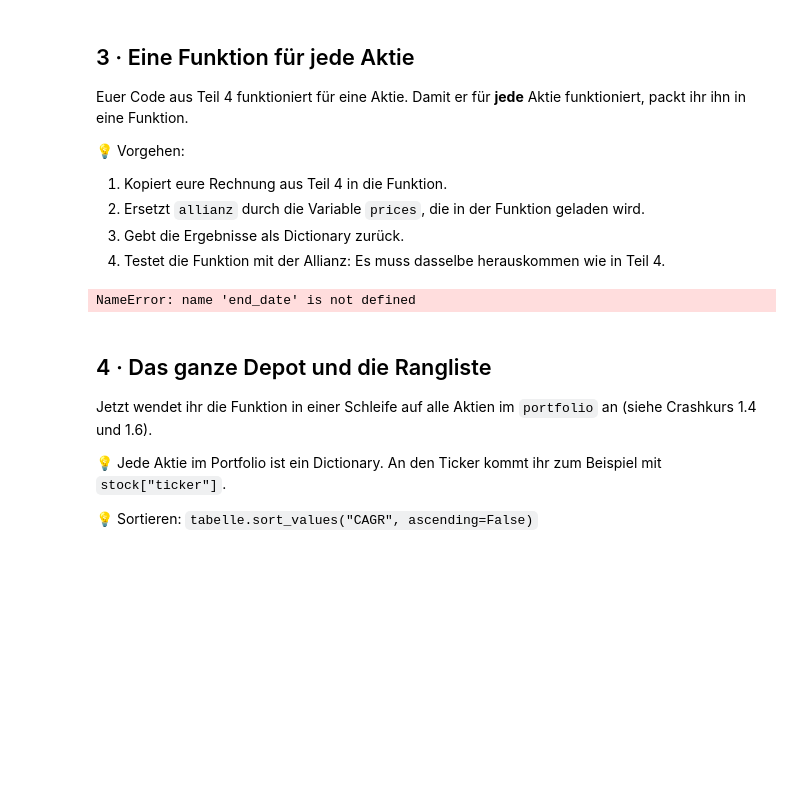
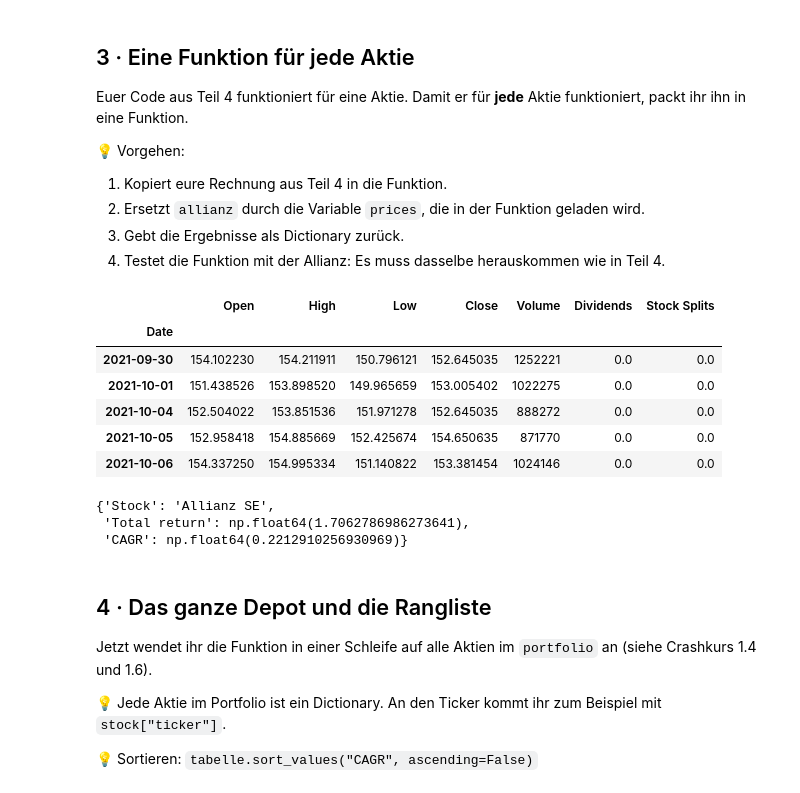
Before and after one commit to kuruscufatih/applied-finance-python, a Jupyter notebook: lernfall/lernfall_2_draft.ipynb, the cells around one changed output. Cells and saved outputs as stored; diff of their text form; code cells hidden in the pictures; blank space fills up the shorter version.

```diff
--- a/lernfall/lernfall_2_draft.ipynb
+++ b/lernfall/lernfall_2_draft.ipynb
@@ -20,15 +50,15 @@ Euer Vorgänger hat die Daten der Kundin schon eingetragen. **Nur hier** sollen
 
 💡 Die Kürzel (Ticker) mit der Endung `.DE` stehen bei Yahoo Finance für Kurse von der Börse **Xetra** in Euro.
 # %%
-# Client portfolio: change only this part for another client
-# TODO: Portfolio fertig definieren
 portfolio = [
     {"name": "Allianz SE",               "ticker": "ALV.DE",  "buy_date": "2021-09-30"},
     {"name": "SAP SE",                   "ticker": "SAP.DE",  "buy_date": "2022-03-15"},
-    ...
+    {"name": "Infineon Technologies AG", "ticker": "IFX.DE",  "buy_date": "2022-06-01"},
+    {"name": "Deutsche Telekom AG",      "ticker": "DTE.DE",  "buy_date": "2023-01-03"},
+    {"name": "Münchener Rück AG",        "ticker": "MUV2.DE", "buy_date": "2023-09-29"},
 ]
 
-end_date = pass # TODO   # date of the evaluation
+end_date = "2026-09-23"
 # %% [markdown]
 ## 2 · Kurse für eine Aktie laden
 
@@ -61,7 +95,7 @@ def load_prices(ticker, start, end, auto_adjust):
     return df
 
 
-allianz = load_prices("ALV.DE", "2021-09-30", end_date, AUTO_ADJUST)
+allianz = load_prices(portfolio[0]["ticker"], portfolio[0]["buy_date"], end_date, AUTO_ADJUST)
 allianz.head()
 # %% [output]
 |  | Open | High | Low | Close | Volume | Dividends | Stock Splits |
@@ -103,13 +137,28 @@ Euer Code aus Teil 4 funktioniert für eine Aktie. Damit er für **jede** Aktie
 2. Ersetzt `allianz` durch die Variable `prices`, die in der Funktion geladen wird.
 3. Gebt die Ergebnisse als Dictionary zurück.
 4. Testet die Funktion mit der Allianz: Es muss dasselbe herauskommen wie in Teil 4.
+# %%
+allianz.head()
+# %% [output]
+|  | Open | High | Low | Close | Volume | Dividends | Stock Splits |
+| Date |  |  |  |  |  |  |  |
+| 2021-09-30 | 154.102230 | 154.211911 | 150.796121 | 152.645035 | 1252221 | 0.0 | 0.0 |
+| 2021-10-01 | 151.438526 | 153.898520 | 149.965659 | 153.005402 | 1022275 | 0.0 | 0.0 |
+| 2021-10-04 | 152.504022 | 153.851536 | 151.971278 | 152.645035 | 888272 | 0.0 | 0.0 |
+| 2021-10-05 | 152.958418 | 154.885669 | 152.425674 | 154.650635 | 871770 | 0.0 | 0.0 |
+| 2021-10-06 | 154.337250 | 154.995334 | 151.140822 | 153.381454 | 1024146 | 0.0 | 0.0 |
 # %%
 def analyse_stock(name, ticker, buy_date, end_date, price_column):
     """Calculate total return and CAGR for one stock."""
     prices = load_prices(ticker, buy_date, end_date, AUTO_ADJUST)
+    series = prices[price_column]
 
-    total_return = ...
-    cagr = ...
+    start_price = series.iloc[0]
+    end_price = series.iloc[-1]
+    years = (series.index[-1] - series.index[0]).days / 365.25
+
+    total_return = end_price / start_price - 1
+    cagr = (1 + total_return) ** (1 / years) - 1
 
     return {
         "Stock": name,
@@ -119,9 +168,11 @@ def analyse_stock(name, ticker, buy_date, end_date, price_column):
 
 
 # Test with Allianz: must give the same result as section 4
-analyse_stock("Allianz SE", "ALV.DE", "2021-09-30", end_date, price_column)
+analyse_stock("Allianz SE", "ALV.DE", "2021-09-30", end_date, "Close")
 # %% [output]
-NameError: name 'end_date' is not defined
+{'Stock': 'Allianz SE',
+ 'Total return': np.float64(1.7062786986273641),
+ 'CAGR': np.float64(0.2212910256930969)}
 # %% [markdown]
 ## 4 · Das ganze Depot und die Rangliste
 
```
Also changed, not shown: parts of 12 cells of this notebook, 5 other files.
